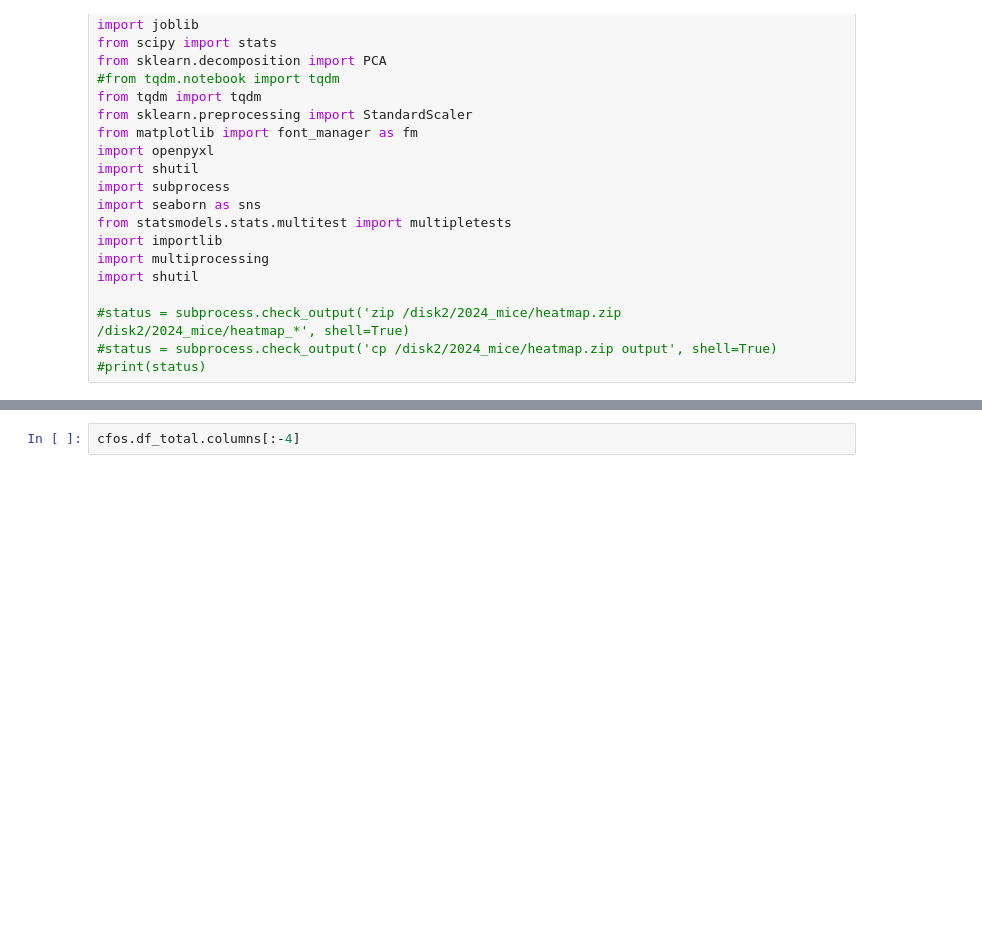
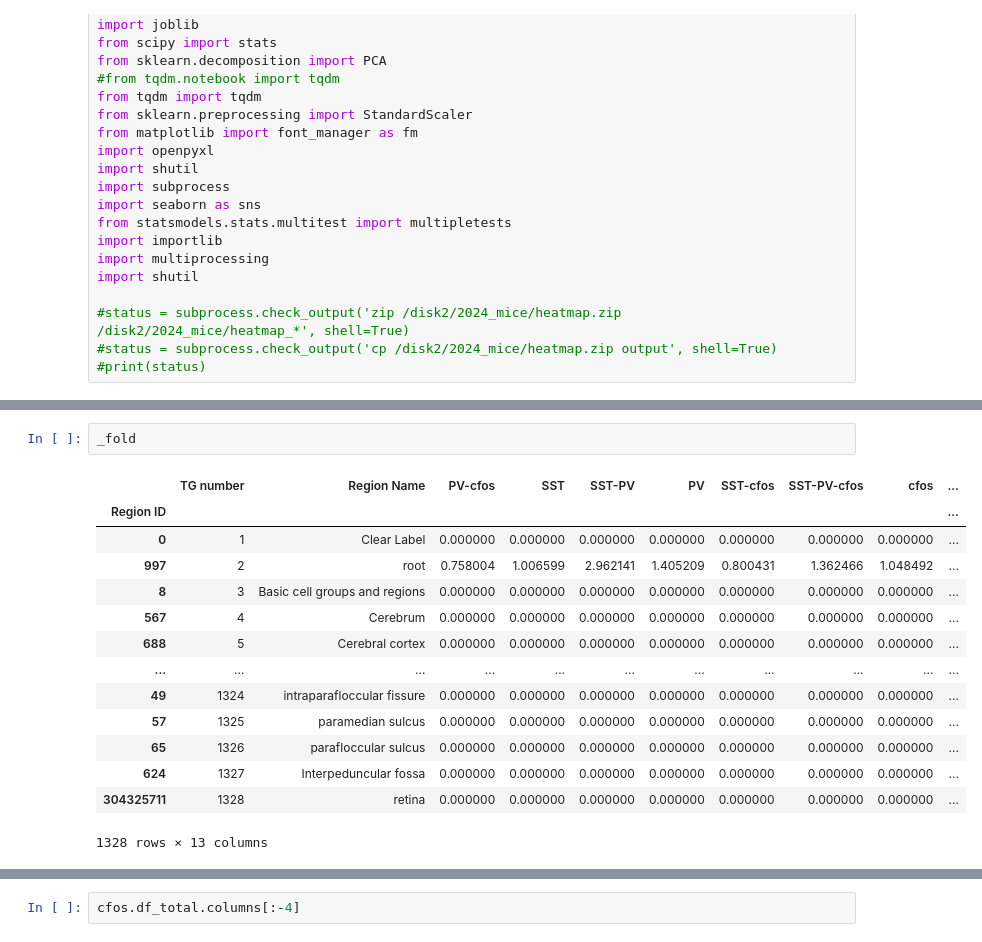
Before and after one commit to jhahncs/brain-slice-render, a Jupyter notebook: cfos/cfos_analysis.ipynb, the cells around one changed output, grey strips where cells are left out. Drawn from its saved outputs; the diff is of its cells as text; blank space fills up the shorter version.

```diff
--- a/cfos/cfos_analysis.ipynb
+++ b/cfos/cfos_analysis.ipynb
@@ -64,0 +112,17 @@ NameError: name 'importlib' is not defined
+# %%
+_fold
+# %% [output]
+|  | TG number | Region Name | PV-cfos | SST | SST-PV | PV | SST-cfos | SST-PV-cfos | cfos | ... |
+| Region ID |  |  |  |  |  |  |  |  |  | ... |
+| 0 | 1 | Clear Label | 0.000000 | 0.000000 | 0.000000 | 0.000000 | 0.000000 | 0.000000 | 0.000000 | ... |
+| 997 | 2 | root | 0.758004 | 1.006599 | 2.962141 | 1.405209 | 0.800431 | 1.362466 | 1.048492 | ... |
+| 8 | 3 | Basic cell groups and regions | 0.000000 | 0.000000 | 0.000000 | 0.000000 | 0.000000 | 0.000000 | 0.000000 | ... |
+| 567 | 4 | Cerebrum | 0.000000 | 0.000000 | 0.000000 | 0.000000 | 0.000000 | 0.000000 | 0.000000 | ... |
+| 688 | 5 | Cerebral cortex | 0.000000 | 0.000000 | 0.000000 | 0.000000 | 0.000000 | 0.000000 | 0.000000 | ... |
+| ... | ... | ... | ... | ... | ... | ... | ... | ... | ... | ... |
+| 49 | 1324 | intraparafloccular fissure | 0.000000 | 0.000000 | 0.000000 | 0.000000 | 0.000000 | 0.000000 | 0.000000 | ... |
+| 57 | 1325 | paramedian sulcus | 0.000000 | 0.000000 | 0.000000 | 0.000000 | 0.000000 | 0.000000 | 0.000000 | ... |
+| 65 | 1326 | parafloccular sulcus | 0.000000 | 0.000000 | 0.000000 | 0.000000 | 0.000000 | 0.000000 | 0.000000 | ... |
+| 624 | 1327 | Interpeduncular fossa | 0.000000 | 0.000000 | 0.000000 | 0.000000 | 0.000000 | 0.000000 | 0.000000 | ... |
+| 304325711 | 1328 | retina | 0.000000 | 0.000000 | 0.000000 | 0.000000 | 0.000000 | 0.000000 | 0.000000 | ... |
+1328 rows × 13 columns
```
Also changed, not shown: parts of 6 cells of this notebook, 4 other files.
